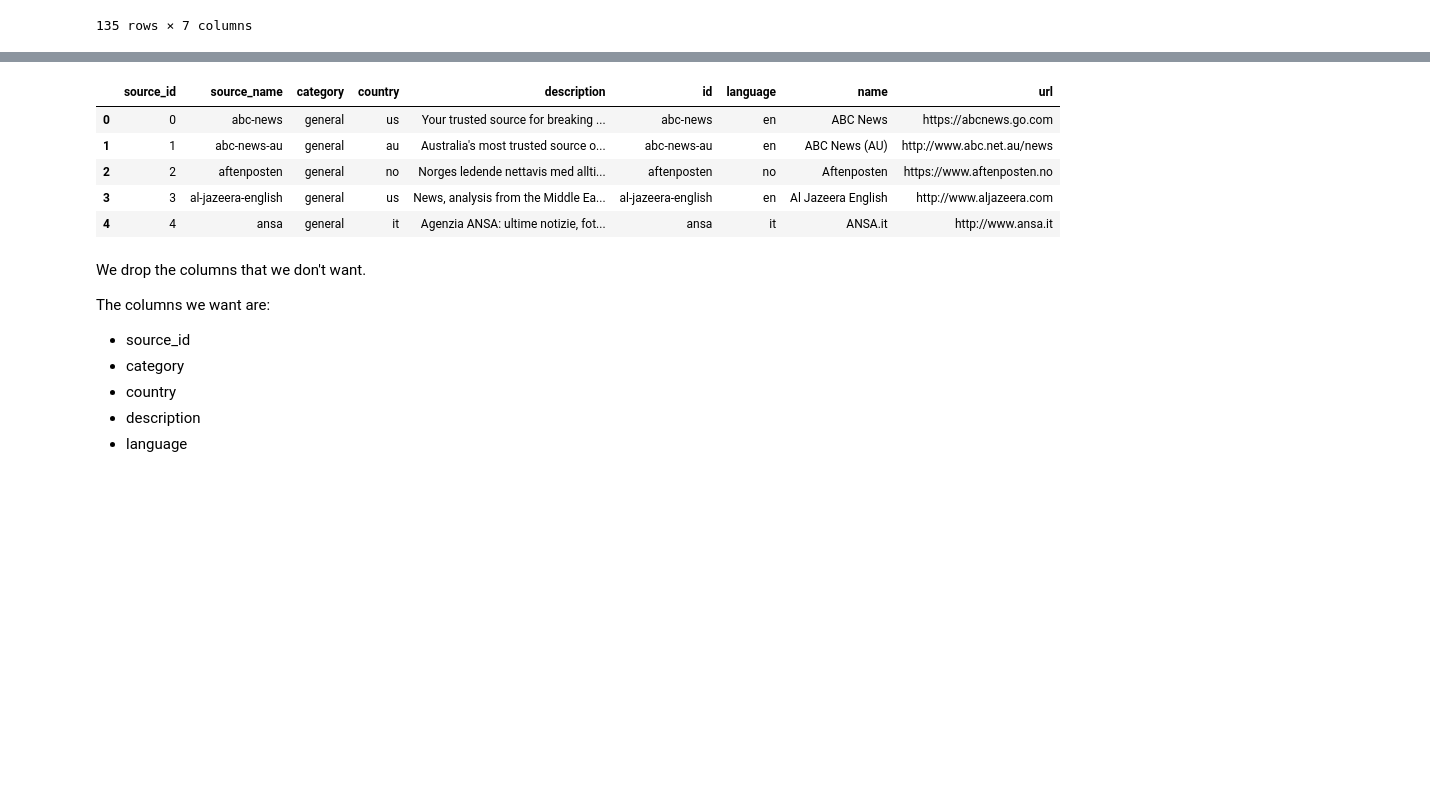
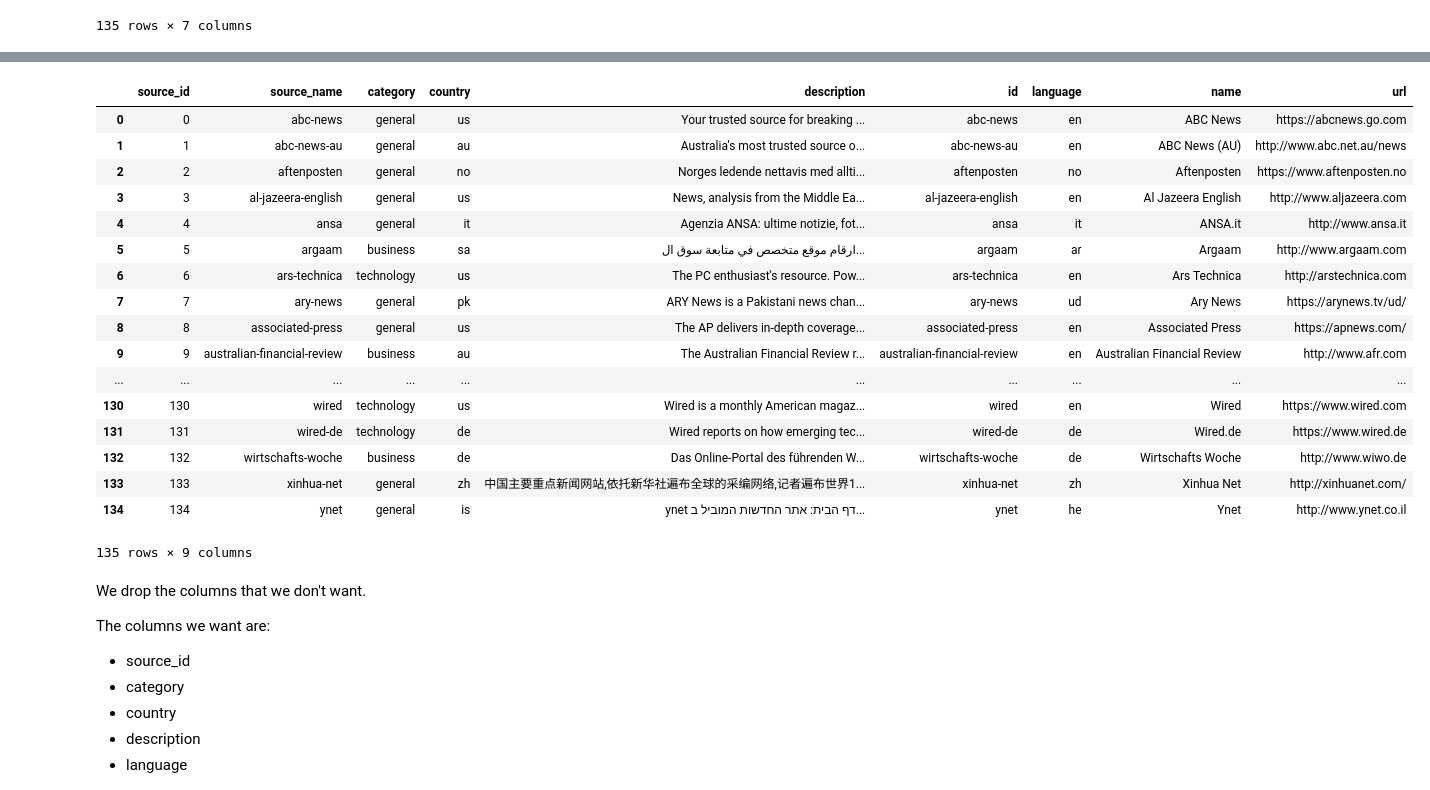
Before and after one commit to albertoabreu91/Project-Week-3-Data-Thieves, a Jupyter notebook: your-project/In_tests/NewsAPI_datacollection.ipynb, the cells around one changed output, grey strips where cells are left out. Cells and saved outputs as stored; diff of their text form; code cells hidden in the pictures; blank space fills up the shorter version.

```diff
--- a/your-project/In_tests/NewsAPI_datacollection.ipynb
+++ b/your-project/In_tests/NewsAPI_datacollection.ipynb
@@ -66,4 +84,4 @@ sources_df
 135 rows × 7 columns
 # %%
 sources_list = list(sources_df['id'].unique())
-sources_label_df = pd.DataFrame({'source_id':range(len(sources_list)), 'source_name':lst})
+sources_label_df = pd.DataFrame({'source_id':range(len(sources_list)), 'source_name':sources_list})
@@ -79,14 +108,26 @@ sources_label_df.head()
 # %%
 sources_label_df =pd.concat([sources_label_df, sources_df], axis=1,sort=False )
 # %%
-sources_label_df.head()
+sources_label_df
 # %% [output]
 |  | source_id | source_name | category | country | description | id | language | name | url |
 | 0 | 0 | abc-news | general | us | Your trusted source for breaking ... | abc-news | en | ABC News | https://abcnews.go.com |
 | 1 | 1 | abc-news-au | general | au | Australia's most trusted source o... | abc-news-au | en | ABC News (AU) | http://www.abc.net.au/news |
 | 2 | 2 | aftenposten | general | no | Norges ledende nettavis med allti... | aftenposten | no | Aftenposten | https://www.aftenposten.no |
 | 3 | 3 | al-jazeera-english | general | us | News, analysis from the Middle Ea... | al-jazeera-english | en | Al Jazeera English | http://www.aljazeera.com |
 | 4 | 4 | ansa | general | it | Agenzia ANSA: ultime notizie, fot... | ansa | it | ANSA.it | http://www.ansa.it |
+| 5 | 5 | argaam | business | sa | ارقام موقع متخصص في متابعة سوق ال... | argaam | ar | Argaam | http://www.argaam.com |
+| 6 | 6 | ars-technica | technology | us | The PC enthusiast's resource. Pow... | ars-technica | en | Ars Technica | http://arstechnica.com |
+| 7 | 7 | ary-news | general | pk | ARY News is a Pakistani news chan... | ary-news | ud | Ary News | https://arynews.tv/ud/ |
+| 8 | 8 | associated-press | general | us | The AP delivers in-depth coverage... | associated-press | en | Associated Press | https://apnews.com/ |
+| 9 | 9 | australian-financial-review | business | au | The Australian Financial Review r... | australian-financial-review | en | Australian Financial Review | http://www.afr.com |
+| ... | ... | ... | ... | ... | ... | ... | ... | ... | ... |
+| 130 | 130 | wired | technology | us | Wired is a monthly American magaz... | wired | en | Wired | https://www.wired.com |
+| 131 | 131 | wired-de | technology | de | Wired reports on how emerging tec... | wired-de | de | Wired.de | https://www.wired.de |
+| 132 | 132 | wirtschafts-woche | business | de | Das Online-Portal des führenden W... | wirtschafts-woche | de | Wirtschafts Woche | http://www.wiwo.de |
+| 133 | 133 | xinhua-net | general | zh | 中国主要重点新闻网站,依托新华社遍布全球的采编网络,记者遍布世界1... | xinhua-net | zh | Xinhua Net | http://xinhuanet.com/ |
+| 134 | 134 | ynet | general | is | ynet דף הבית: אתר החדשות המוביל ב... | ynet | he | Ynet | http://www.ynet.co.il |
+135 rows × 9 columns
 # %% [markdown]
 We drop the columns that we don't want.
 
```
Also changed, not shown: parts of 27 cells of this notebook.
